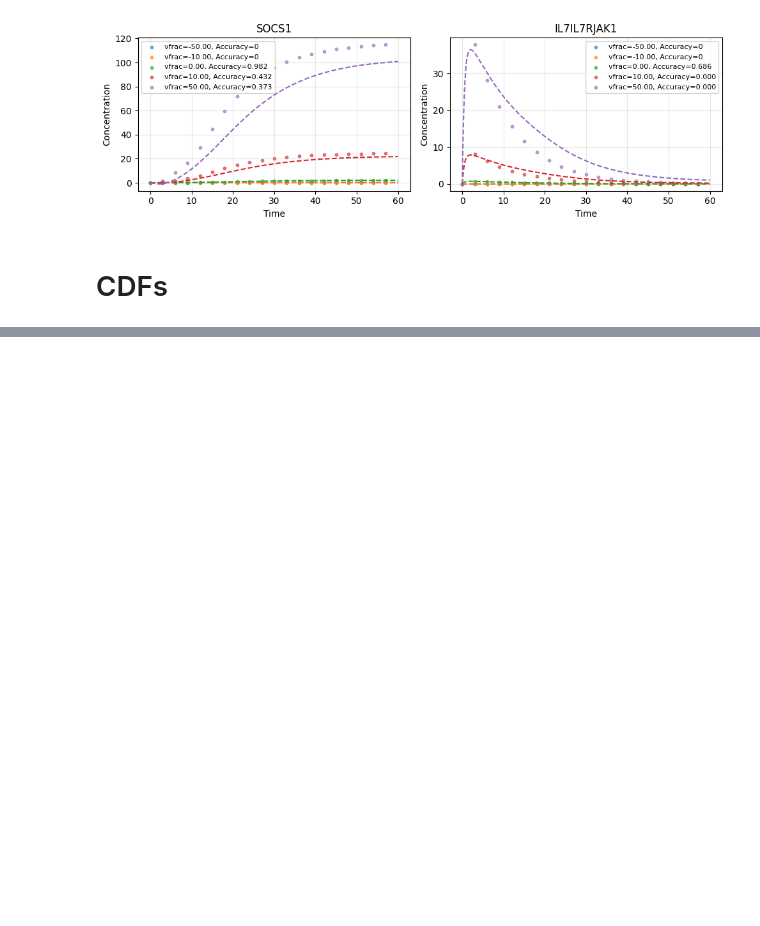
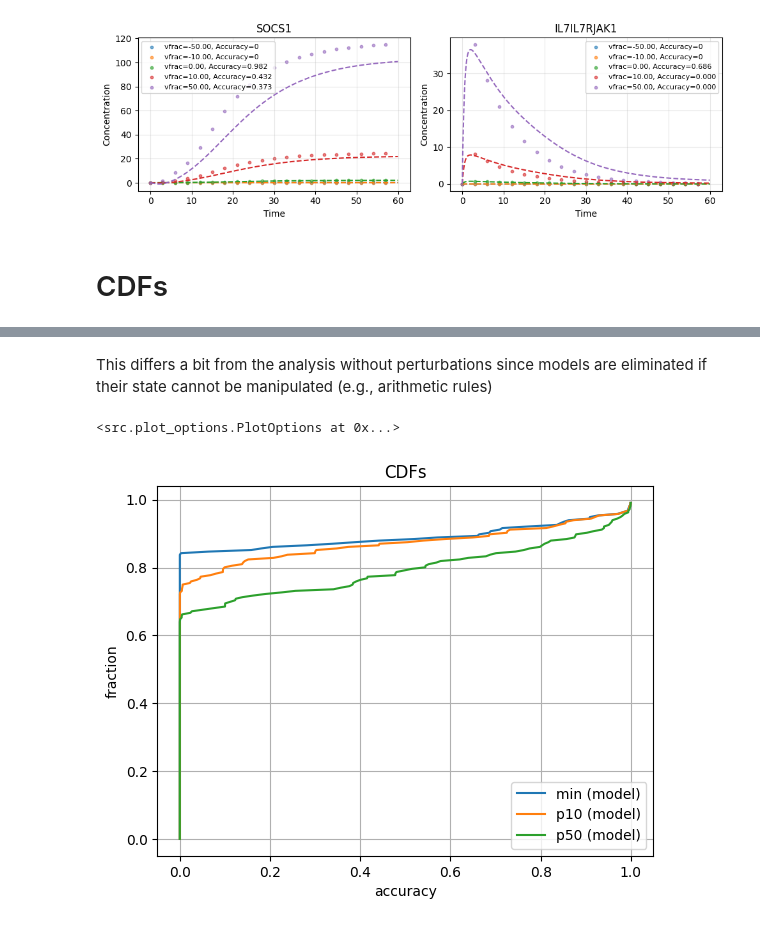
Before and after one commit to ModelEngineering/linearity_analysis, a Jupyter notebook: notebooks/perturbation_analysis.ipynb, the cells around one changed output, grey strips where cells are left out. Saved outputs shown, nothing was run; the diff lists cells and outputs as text; code cells hidden in the pictures; blank space fills up the shorter version.

```diff
--- a/notebooks/perturbation_analysis.ipynb
+++ b/notebooks/perturbation_analysis.ipynb
@@ -33,0 +106,8 @@ subtitle="")
+# %% [markdown]
+This differs a bit from the analysis without perturbations since models are eliminated if their state cannot be manipulated (e.g., arithmetic rules)
+# %%
+score.score_df = DF_DCT[0.5]
+score.plotCDF(["min", "p10", "p50"])
+# %% [output]
+<src.plot_options.PlotOptions at 0x...>
+[figure, added]
```
Also changed, not shown: parts of 9 cells of this notebook.
